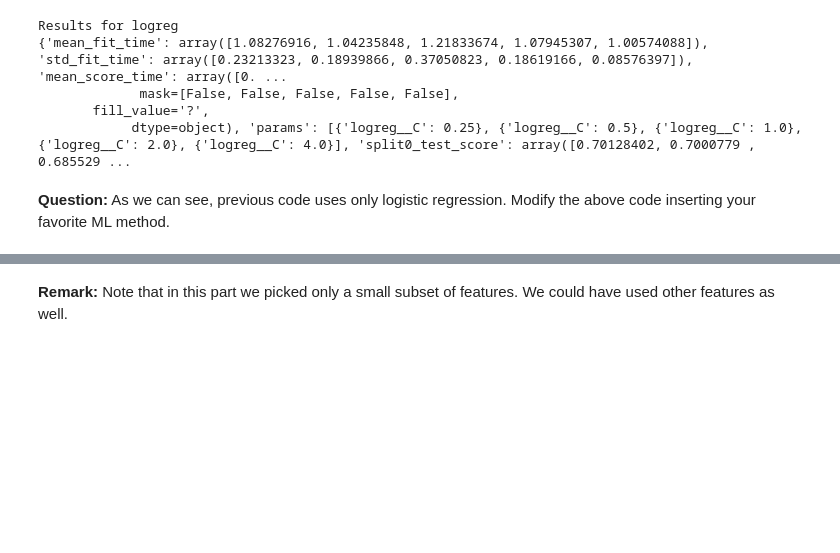
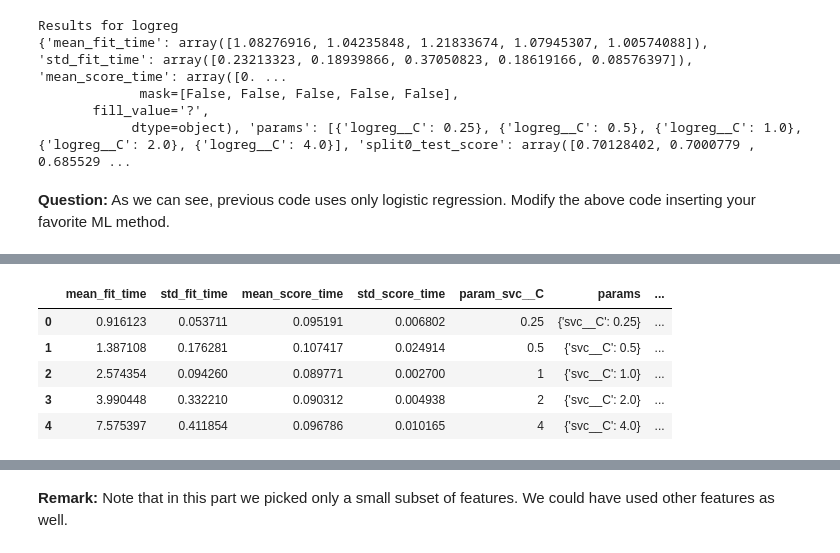
Before and after one commit to ARKEnsae/DM_ML_3A, a Jupyter notebook: TP2/TP2_KA_IB.ipynb, the cells around one changed output, grey strips where cells are left out. Cells and saved outputs as stored; diff of their text form; code cells hidden in the pictures; blank space fills up the shorter version.

```diff
--- a/TP2/TP2_KA_IB.ipynb
+++ b/TP2/TP2_KA_IB.ipynb
@@ -625 +634,10 @@ preproc = ColumnTransformer(transformers=[("num", numeric_transformer, numeric_f
+# %%
+pd.DataFrame(clf.cv_results_)
+# %% [output]
+|  | mean_fit_time | std_fit_time | mean_score_time | std_score_time | param_svc__C | params | ... |
+| 0 | 0.916123 | 0.053711 | 0.095191 | 0.006802 | 0.25 | {'svc__C': 0.25} | ... |
+| 1 | 1.387108 | 0.176281 | 0.107417 | 0.024914 | 0.5 | {'svc__C': 0.5} | ... |
+| 2 | 2.574354 | 0.094260 | 0.089771 | 0.002700 | 1 | {'svc__C': 1.0} | ... |
+| 3 | 3.990448 | 0.332210 | 0.090312 | 0.004938 | 2 | {'svc__C': 2.0} | ... |
+| 4 | 7.575397 | 0.411854 | 0.096786 | 0.010165 | 4 | {'svc__C': 4.0} | ... |
 # %%
```
Also changed, not shown: parts of 11 cells of this notebook.
